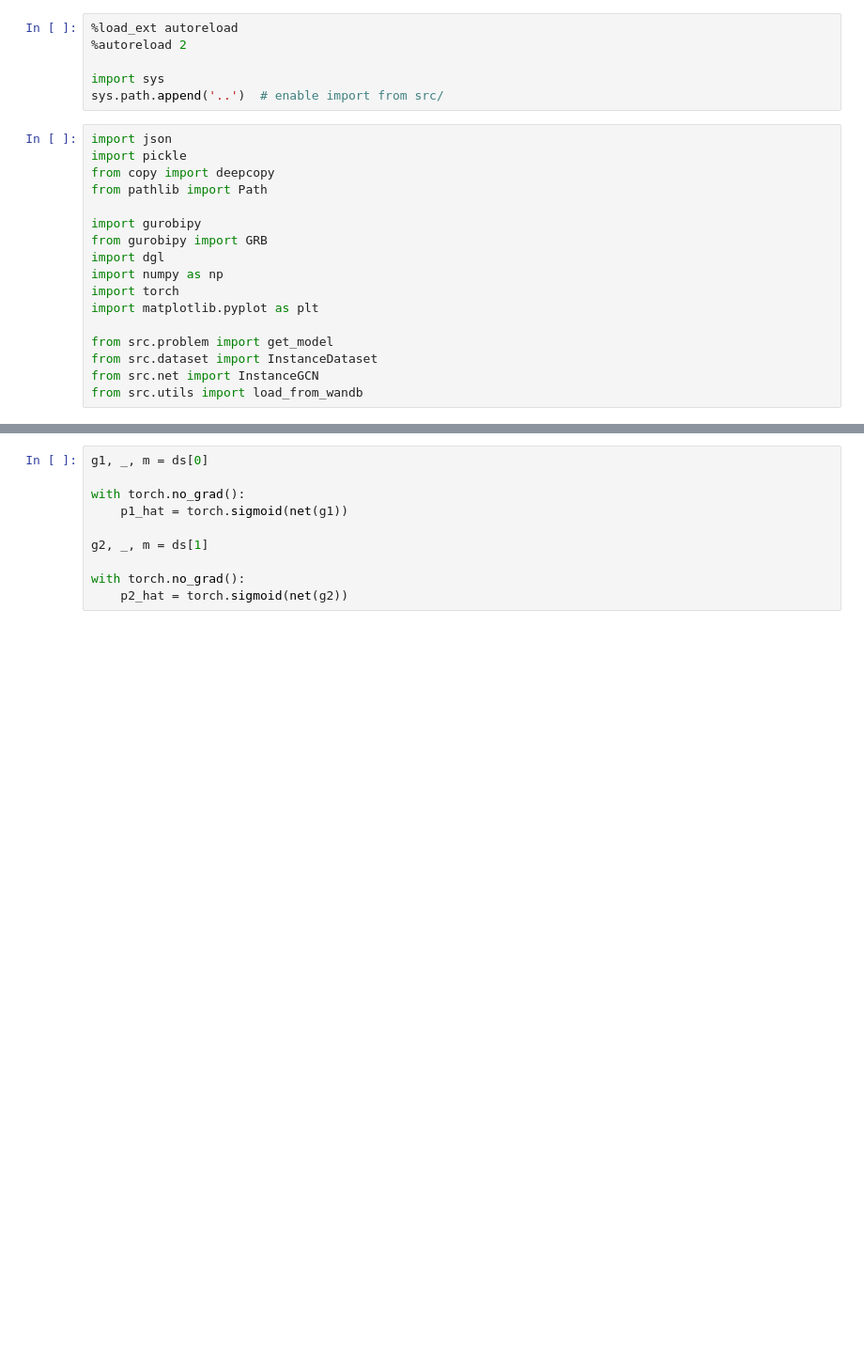
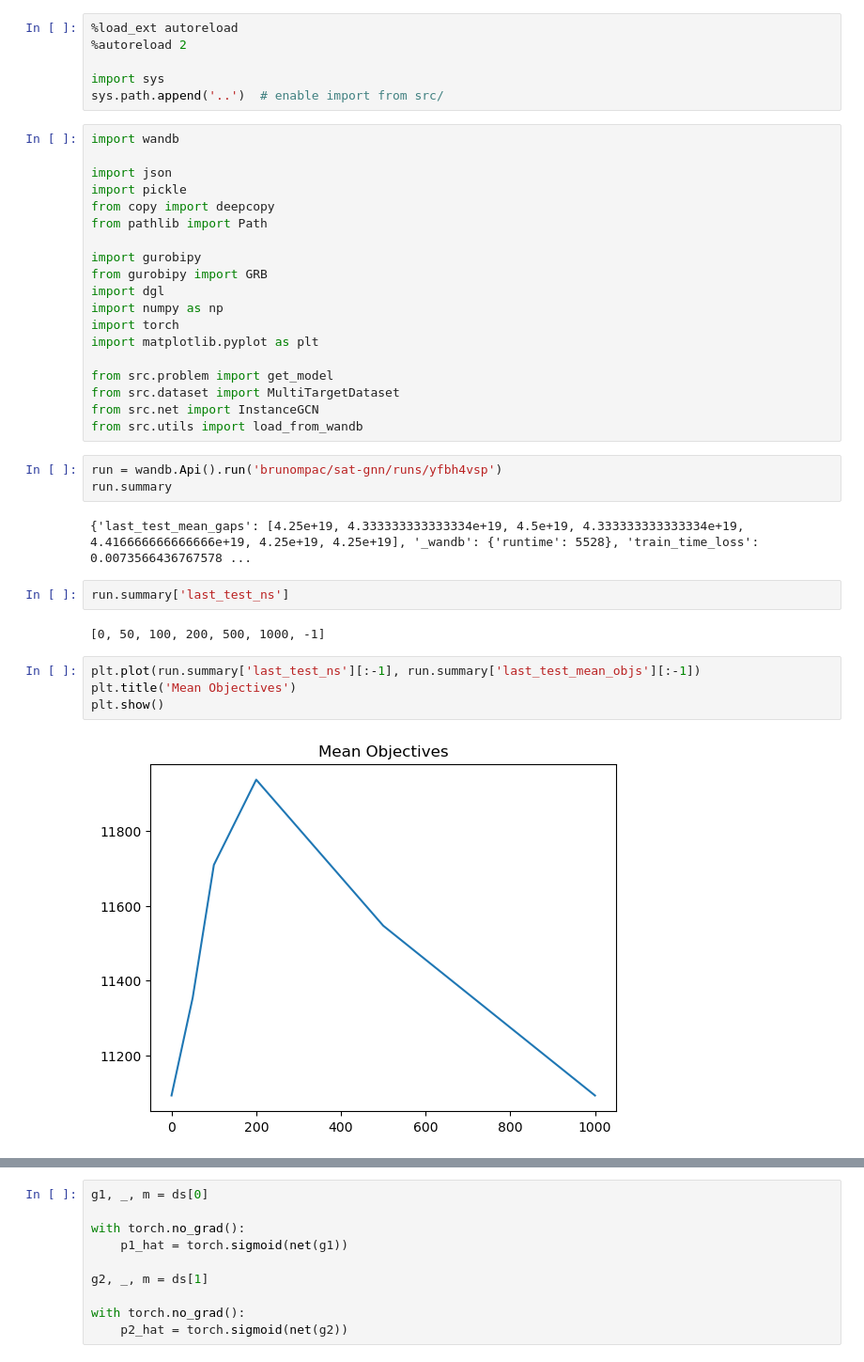
Before and after one commit to gos-ufsc/sat-gnn, a Jupyter notebook: notebooks/3.4-bmp-new-training-early-fixing-performance.ipynb, the cells around one changed output, grey strips where cells are left out. Shown at 94% size. Drawn from its saved outputs; the diff is of its cells as text; blank space fills up the shorter version.

```diff
--- a/notebooks/3.4-bmp-new-training-early-fixing-performance.ipynb
+++ b/notebooks/3.4-bmp-new-training-early-fixing-performance.ipynb
@@ -5,6 +5,8 @@
 import sys
 sys.path.append('..')  # enable import from src/
 # %%
+import wandb
+
 import json
 import pickle
 from copy import deepcopy
@@ -18,6 +20,21 @@ import torch
 import matplotlib.pyplot as plt
 
 from src.problem import get_model
-from src.dataset import InstanceDataset
+from src.dataset import MultiTargetDataset
 from src.net import InstanceGCN
 from src.utils import load_from_wandb
+# %%
+run = wandb.Api().run('brunompac/sat-gnn/runs/yfbh4vsp')
+run.summary
+# %% [output]
+{'last_test_mean_gaps': [4.25e+19, 4.333333333333334e+19, 4.5e+19, 4.333333333333334e+19, 4.416666666666666e+19, 4.25e+19, 4.25e+19], '_wandb': {'runtime': 5528}, 'train_time_loss': 0.0073566436767578 ...
+# %%
+run.summary['last_test_ns']
+# %% [output]
+[0, 50, 100, 200, 500, 1000, -1]
+# %%
+plt.plot(run.summary['last_test_ns'][:-1], run.summary['last_test_mean_objs'][:-1])
+plt.title('Mean Objectives')
+plt.show()
+# %% [output]
+[figure, added]
```
Also changed, not shown: parts of 12 cells of this notebook, 5 other files.
